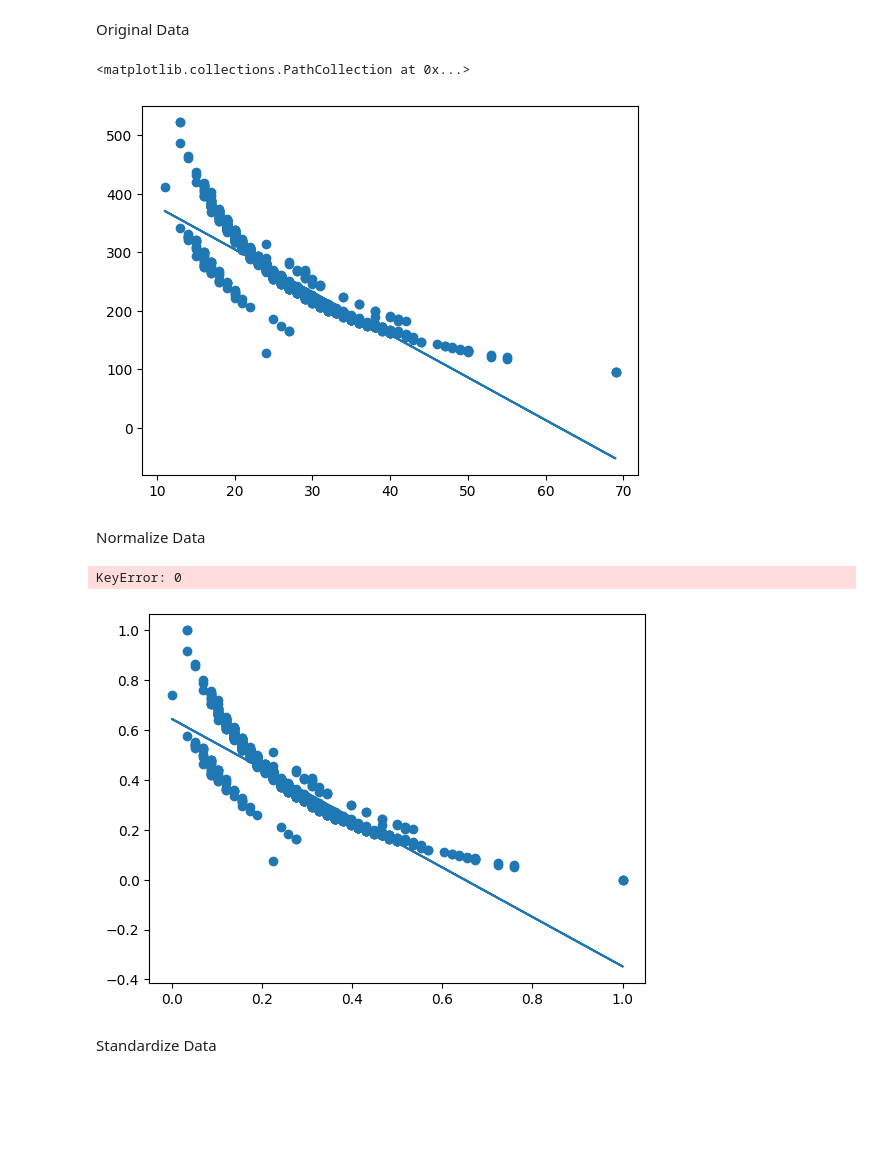
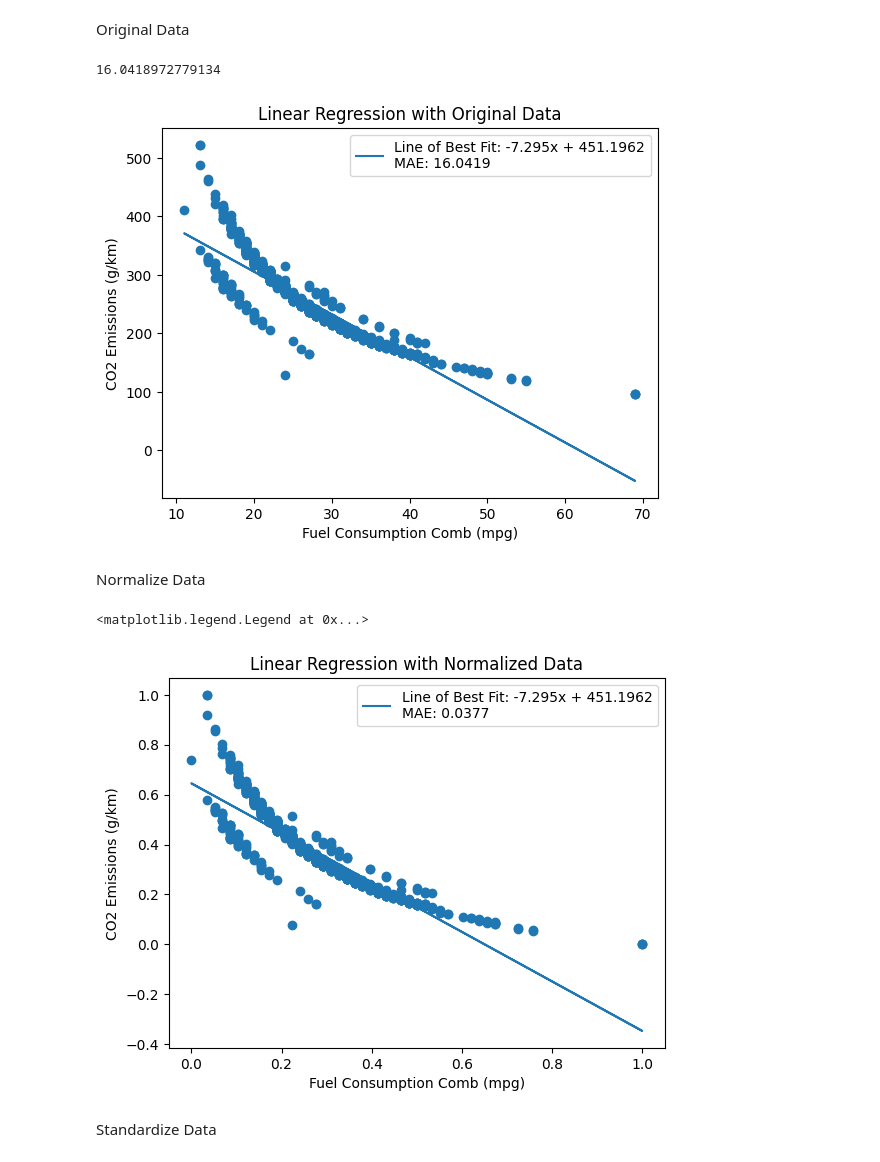
Before and after one commit to aaryangpatel/CO2EmissionsLinearRegression, a Jupyter notebook: LinearRegression.ipynb, the cells around one changed output. Drawn from its saved outputs; the diff is of its cells as text; code cells hidden in the pictures; blank space fills up the shorter version.

Commit message:
Fixed MAE and cleaned up plots

```diff
--- a/LinearRegression.ipynb
+++ b/LinearRegression.ipynb
@@ -53,37 +53,40 @@ plt.scatter(train_X, train_Y)
 # %% [markdown]
 Training the Model
 # %%
-def linear_regression(train_X, train_Y):
-    n = len(train_X)
+def linear_regression(X, Y):
+    n = len(X)
 
-    numerator = np.sum(train_X * train_Y) - ((np.sum(train_Y) * np.sum(train_X)) / n)
-    denominator = np.sum(train_X ** 2) - ((np.sum(train_X) ** 2) / n)
+    numerator = np.sum(X * Y) - ((np.sum(Y) * np.sum(X)) / n)
+    denominator = np.sum(X ** 2) - ((np.sum(X) ** 2) / n)
 
-    b_1 = numerator / denominator
+    coef = numerator / denominator
 
-    b_0 = (np.sum(train_Y) / n) - b_1 * (np.sum(train_X) / n)
+    intercept = (np.sum(Y) / n) - b_1 * (np.sum(X) / n)
 
-    return b_0, b_1
+    return intercept, coef
 # %% [markdown]
 Evaluate the Model
 # %%
-def mae(X, Y, f):
-    total = 0
-    for i in range(X.shape[0]):
-        total += abs(f(X[i]) - Y[i])
-
-    return total / X.shape[0]
+def mae(X, Y, func):
+    total = sum(abs(func(X)-Y))
+    return total / len(X)
 # %% [markdown]
 Original Data
 # %%
 b_0, b_1 = linear_regression(train_X, train_Y)
 f = lambda x: b_1 * x + b_0
 
-plt.plot(test_X, f(test_X))
+plt.title("Linear Regression with Original Data")
+plt.xlabel('Fuel Consumption Comb (mpg)')
+plt.ylabel('CO2 Emissions (g/km)')
+
+plt.plot(test_X, f(test_X), label='Line of Best Fit: ' + str(round(b_1, 4)) + 'x + ' + str(round(b_0, 4)) + '\nMAE: ' + str(round(mae(test_X, test_Y, f), 4)))
 plt.scatter(test_X, test_Y)
+
+plt.legend()
 # %% [output]
-<matplotlib.collections.PathCollection at 0x...>
+16.0418972779134
-[figure, old version]
+[figure, new version]
 # %% [markdown]
 Normalize Data
 # %%
@@ -93,16 +96,20 @@ norm_train_Y = (train_Y - np.min(train_Y)) / (np.max(train_Y) - np.min(train_Y))
 norm_test_X = (test_X - np.min(test_X)) / (np.max(test_X) - np.min(test_X))
 norm_test_Y = (test_Y - np.min(train_Y)) / (np.max(train_Y) - np.min(train_Y))
 # %%
-b_0_norm, b_1_norm = linear_regression(norm_train_X, norm_train_Y)
-f_norm = lambda x: b_1_norm * x + b_0_norm
+norm_b_0, norm_b_1 = linear_regression(norm_train_X, norm_train_Y)
+f_norm = lambda x: norm_b_1 * x + norm_b_0
 
-plt.plot(norm_test_X, f_norm(norm_test_X))
+plt.title("Linear Regression with Normalized Data")
+plt.xlabel('Fuel Consumption Comb (mpg)')
+plt.ylabel('CO2 Emissions (g/km)')
+
+plt.plot(norm_test_X, f_norm(norm_test_X), label='Line of Best Fit: ' + str(round(b_1, 4)) + 'x + ' + str(round(b_0, 4)) + '\nMAE: ' + str(round(mae(norm_test_X, norm_test_Y, f_norm), 4)))
 plt.scatter(norm_test_X, norm_test_Y)
 
-print(mae(norm_test_X, norm_test_X, f_norm))
+plt.legend()
 # %% [output]
-KeyError: 0
+<matplotlib.legend.Legend at 0x...>
-[figure, old version]
+[figure, new version]
 # %% [markdown]
 Standardize Data
 # %%
```
Also changed, not shown: parts of 3 cells of this notebook.
